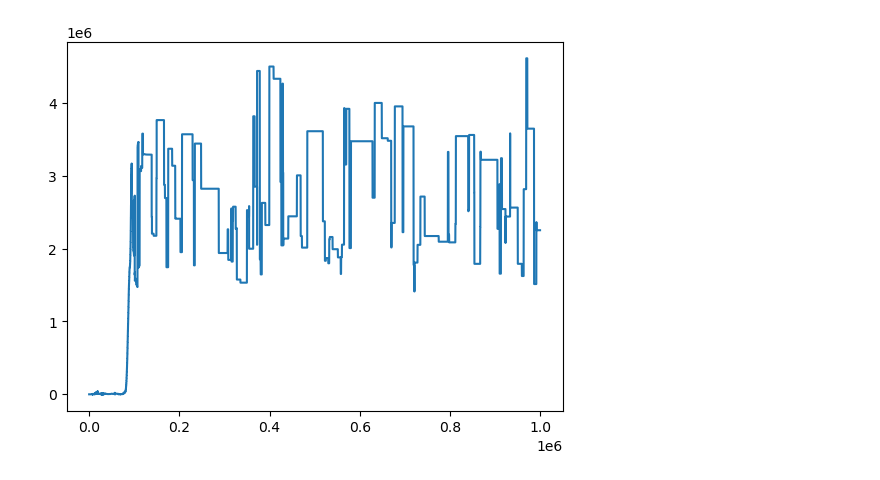
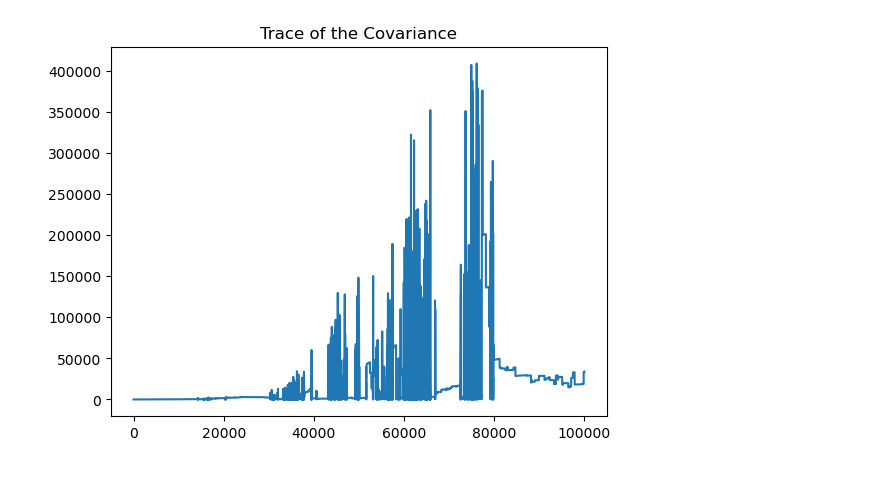
Before and after one commit to congyewang/Reinforcement-Learning-for-Adaptive-MCMC, a Jupyter notebook: Jax/V3.ipynb, the cells around one changed output. Drawn from its saved outputs; the diff is of its cells as text; code cells hidden in the pictures.

Commit message:
Change sqrt to cholesky, optimal NN structure not determined

```diff
--- a/Jax/V3.ipynb
+++ b/Jax/V3.ipynb
@@ -77,36 +78,36 @@ class Actor(nn.Module):
         return jnp.hstack([cov_x_flatten, x_star, cov_x_star_flatten])
 
     def low_rank_vect_and_mag(self, x):
-        x = nn.Dense(48)(x)
+        x = nn.Dense(32)(x)
         x = nn.softplus(x)
-        x = nn.Dense(48)(x)
+        x = nn.Dense(16)(x)
+        x = nn.softplus(x)
+        x = nn.Dense(8)(x)
         x = nn.softplus(x)
         x = nn.Dense(self.sample_dim+1, use_bias=True)(x)
-        # x = nn.softplus(x)
         return x
 
     def cov(self, x):
-        # low_rank_vec_and_mag = self.low_rank_vect_and_mag(x)
         low_rank_vec, mag = jnp.split(
-            self.low_rank_vect_and_mag(x), [self.sample_dim - 1], axis=1
+            self.low_rank_vect_and_mag(x), [self.sample_dim], axis=1
         )
 
-        # return jnp.einsum(
-        #     "ij,ik->ijk", low_rank_vec, low_rank_vec
-        #     ) + jnp.einsum("ij,jk->ijk", nn.softplus(mag), jnp.eye(self.sample_dim))
         return (
             low_rank_vec[:, :, None] * low_rank_vec[:, None, :]
-            + mag[:, :, None]**2 * jnp.eye(mag.shape[1])[None, :, :]
+            + mag[:, :, None]**2 * jnp.eye(self.sample_dim )[None, :, :]
         )  # Outer Product
 
     def gene_x_star(self, x, mcmc_noise):
-        # return x + jnp.einsum(
-        #     "ij, ijk -> ik", mcmc_noise, jnp.sqrt(self.cov(x))
-        # )
+        cov_x = self.cov(x)
+        cov_x_sqrt = jax.lax.fori_loop(0, cov_x.shape[0], self.cholesky_decompose, cov_x)
         return (
             x
-            + jnp.matmul(jnp.sqrt(self.cov(x)), mcmc_noise[:, :, np.newaxis]).squeeze()
+            + jnp.matmul(cov_x_sqrt, mcmc_noise[:, :, None]).squeeze()
         )
+
+    def cholesky_decompose(self, i, matrices):
+        updated_matrix = jnp.linalg.cholesky(matrices[i])
+        return matrices.at[i].set(updated_matrix)
 # %%
 class TrainState(TrainState):
     target_params: flax.core.FrozenDict
@@ -142,9 +143,9 @@ sample_dim = 2
 action_dim = 2 * sample_dim**2 + sample_dim
 state_dim = sample_dim * 2
 
-total_timesteps=1000_000
+total_timesteps=100_000
 args.total_timesteps = total_timesteps
-args.batch_size = 48
+args.batch_size = 32
 
 env = RLMHEnv(
     log_target_pdf=log_p,
@@ -168,3 +167,5 @@ qf1 = QNetwork()
+# %%
+args.learning_rate = 1e-4
 # %%
 actor_state = TrainState.create(
     apply_fn=actor.apply,
@@ -233,9 +234,9 @@ def update_actor(
 for global_step in trange(args.total_timesteps):
     actions = actor.apply(actor_state.params, obs)
 
-    logging.info(f"No. {global_step} iteration")
+    writer.add_scalars('mcmc/trace_plot', {'x': obs[:, 0].item(), 'y': obs[:, 1].item()}, global_step)
 
-    # actions = (actions + np.random.normal(0, args.exploration_noise)).clip(
+    # actions = (np.array(actions) + np.random.normal(0, args.exploration_noise)).clip(
     #                 env.action_space.low, env.action_space.high
     #             )
 
@@ -291,8 +292,9 @@ plt.plot(state_list[1:, 0], state_list[1:, 1], 'o-', color='grey', alpha=0.05)
 # %%
 plt.plot(action_list[:, 0] + action_list[:, 3])
+plt.title("Trace of the Covariance")
 plt.show()
 # %% [output]
-[figure, old version]
+[figure, new version]
 # %%
 plt.hist(state_list[:, 0], bins=30)
 plt.axvline(-20, color="red")
```
Also changed, not shown: parts of 17 cells of this notebook, 1 other file.
